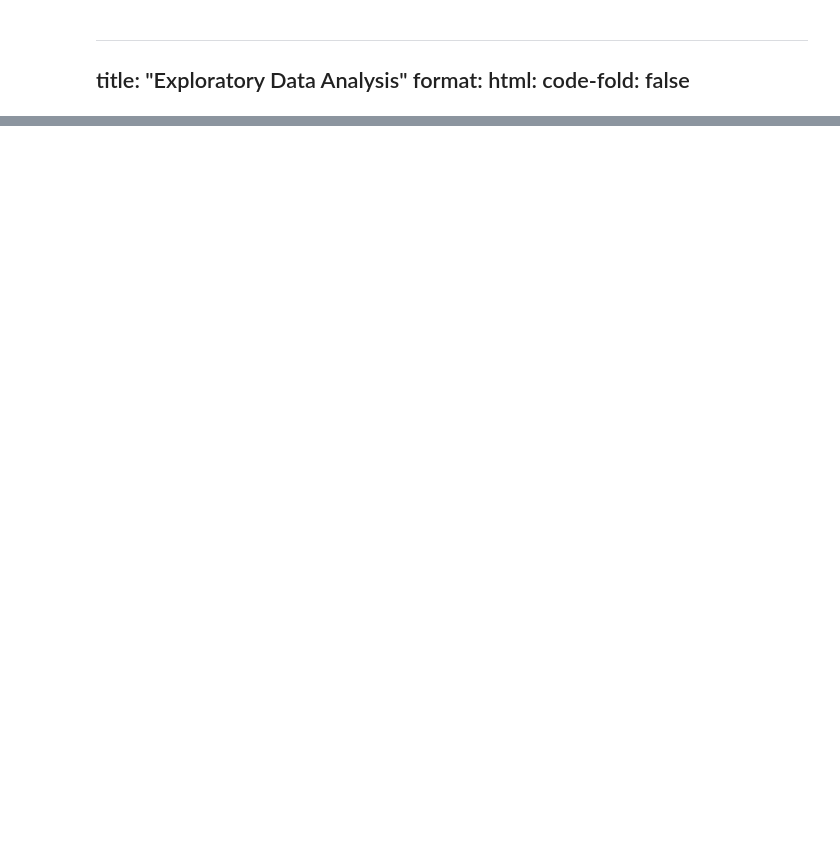
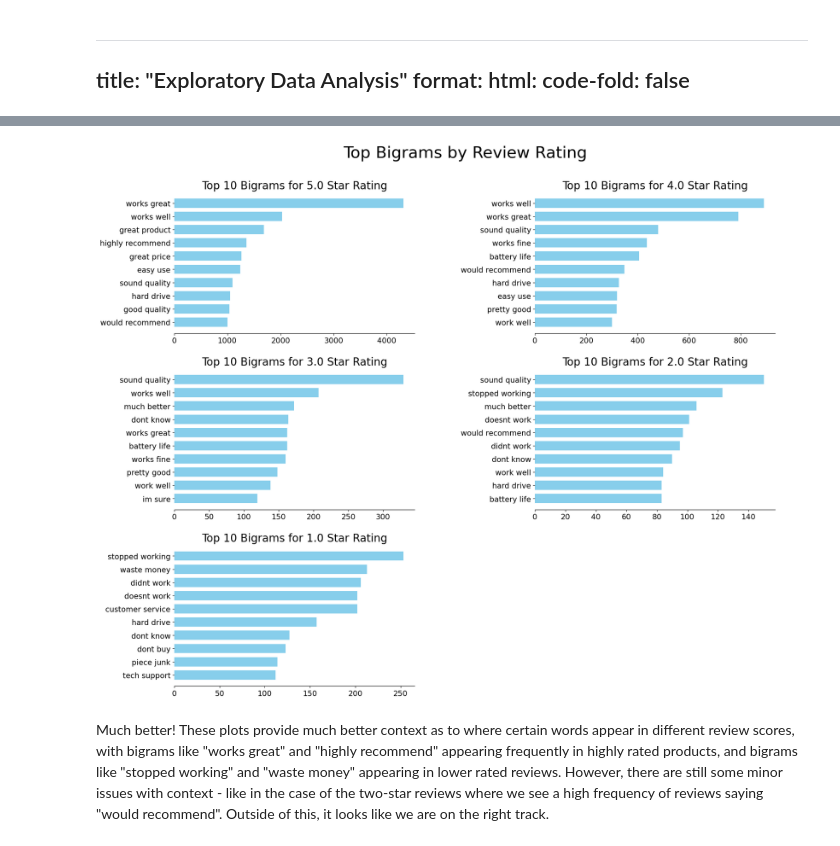
Before and after one commit to sm110101/portfolio_site, a Jupyter notebook: technical-details/eda/main.ipynb, the cells around one changed output, grey strips where cells are left out. Saved outputs shown, nothing was run; the diff lists cells and outputs as text; code cells hidden in the pictures; blank space fills up the shorter version.

```diff
--- a/technical-details/eda/main.ipynb
+++ b/technical-details/eda/main.ipynb
@@ -46,0 +246,60 @@ import nltk
+# %%
+def plot_top_bigrams_by_rating(reviews, n_top_bigrams=10):
+    """
+    Plots the top `n_top_bigrams` bigrams based on user review rating.
+    """
+    # Initialize the CountVectorizer for bigrams
+    vectorizer = CountVectorizer(max_features=n_top_bigrams, ngram_range=(2, 2))
+
+    # Getting unique values for user review ratings
+    ratings = sorted(reviews['reviewRating'].unique(), reverse=True)
+
+    ######### See [4] in references
+    # Determine grid size (2x2, 3x3, etc.)
+    n_rows = int(np.ceil(len(ratings) / 2))  # 2 columns per row
+    n_cols = 2
+    ########
+
+    # Initialize figure
+    fig, axes = plt.subplots(n_rows, n_cols, figsize=(20, 5 * n_rows))
+    axes = axes.flatten()
+
+    # Loop through review ratings
+    for idx, rating in enumerate(ratings):
+        # Only look at reviews that have the current rating we are looping for
+        filtered_reviews = reviews[reviews['reviewRating'] == rating]['reviewTextClean']
+
+        # Fitting and transforming the reviews (for bigrams in this case)
+        X = vectorizer.fit_transform(filtered_reviews)
+        terms = vectorizer.get_feature_names_out()  # Extracting bigrams
+        frequencies = X.sum(axis=0).A1  # Here, we are taking out the column sums (bigram totals) across all of the data
+
+        # Sorting terms by frequency
+        top_features_ind = frequencies.argsort()[-n_top_bigrams:]
+        top_features = terms[top_features_ind]
+        weights = frequencies[top_features_ind]
+
+        # Plot the top n bigrams
+        ax = axes[idx]
+        ax.barh(top_features, weights, height=0.7, color="skyblue")
+        ax.set_title(f"Top {n_top_bigrams} Bigrams for {rating} Star Rating", fontdict={"fontsize": 20})
+        ax.tick_params(axis="both", which="major", labelsize=14)
+        for i in "top right left".split():
+            ax.spines[i].set_visible(False)
+
+    ######### See [5] in references
+    # Hide any unused subplots
+    for i in range(len(ratings), len(axes)):
+        fig.delaxes(axes[i])
+    ##########
+
+    fig.suptitle("Top Bigrams by Review Rating", fontsize=30)
+    plt.subplots_adjust(top=0.90, bottom=0.05, wspace=0.5, hspace=0.25)
+    plt.show()
+
+
+plot_top_bigrams_by_rating(reviews, n_top_bigrams=10)
+# %% [output]
+[figure, added]
+# %% [markdown]
+Much better! These plots provide much better context as to where certain words appear in different review scores, with bigrams like "works great" and "highly recommend" appearing frequently in highly rated products, and bigrams like "stopped working" and "waste money" appearing in lower rated reviews. However, there are still some minor issues with context - like in the case of the two-star reviews where we see a high frequency of reviews saying "would recommend". Outside of this, it looks like we are on the right track.
```
Also changed, not shown: parts of 25 cells of this notebook, 35 other files.
